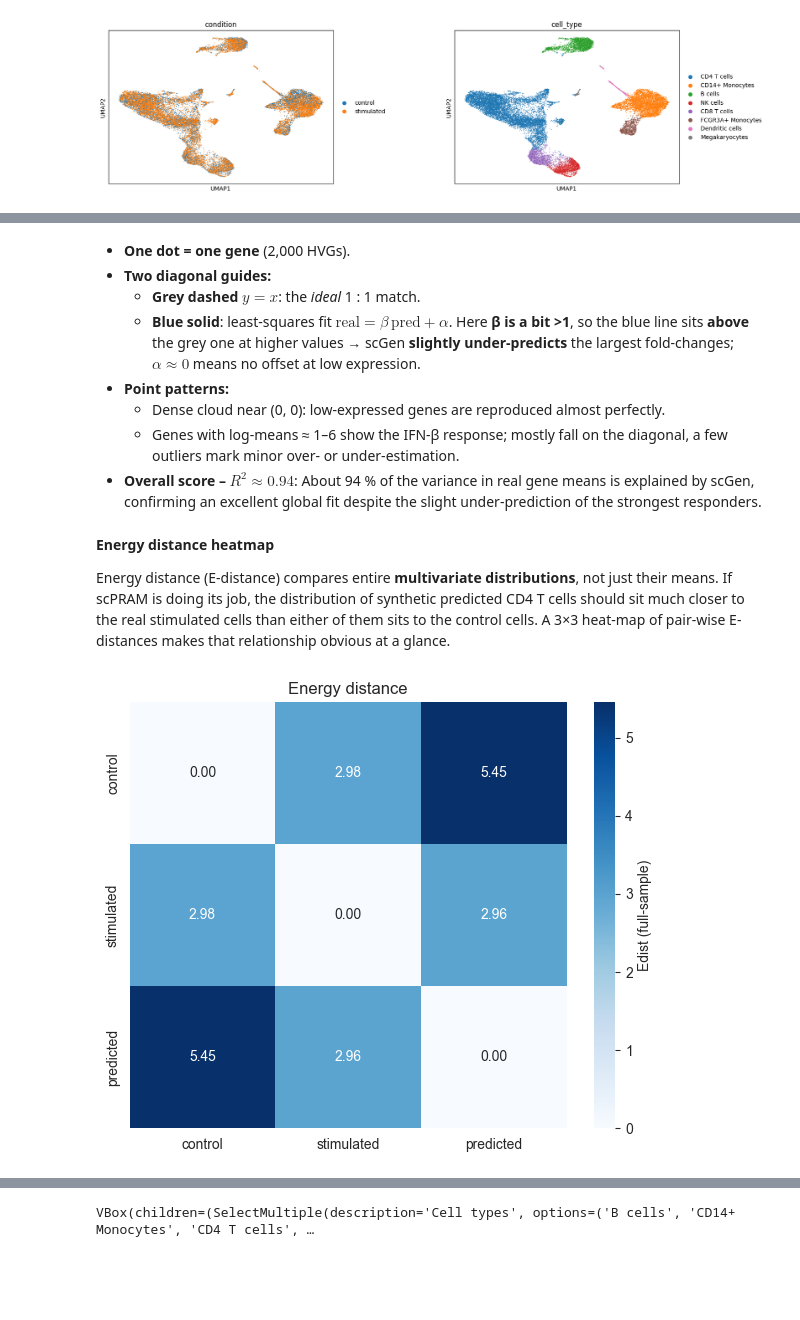
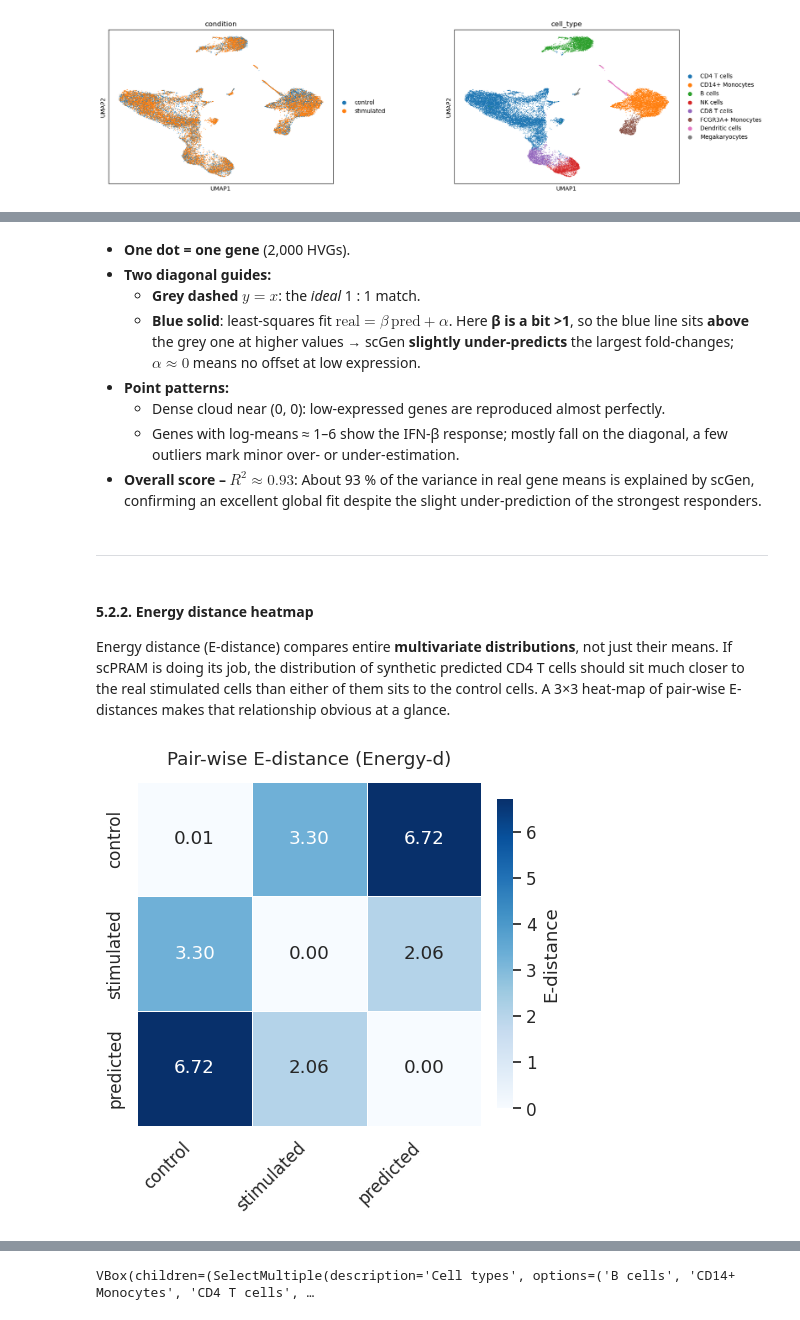
Before and after one commit to BiodataAnalysisGroup/virtual-tutorial-perturbation-modelling, a Jupyter notebook: 2_scPRAM/scPRAM_Tutorial_ECCB2025.ipynb, the cells around one changed output, grey strips where cells are left out. Drawn from its saved outputs; the diff is of its cells as text; code cells hidden in the pictures; blank space fills up the shorter version.

Commit message:
updated scPRAM notebook

```diff
--- a/2_scPRAM/scPRAM_Tutorial_ECCB2025.ipynb
+++ b/2_scPRAM/scPRAM_Tutorial_ECCB2025.ipynb
@@ -87,7 +95,8 @@ Same as you already see in the first tutorial part, reload to refresh the adata
 # %%
-# Load dataset
-adata = sc.read_h5ad('/home/sabrina/Documents/Preturb-Bench/2_scPRAM/kang_2018.h5ad')  # replace with your file
-adata
+# adata = pt.dt.kang_2018() # downloading the Kang 2018 dataset
+adata = sc.read('../data/kang_2018.h5ad') # loading the data directly from the file
+
+adata # viewing the data
 # %% [output]
 AnnData object with n_obs × n_vars = 24673 × 15706
     obs: 'nCount_RNA', 'nFeature_RNA', 'tsne1', 'tsne2', 'label', 'cluster', 'cell_type', 'replicate', 'nCount_SCT', 'nFeature_SCT', 'integrated_snn_res.0.4', 'seurat_clusters'
@@ -292,6 +235,11 @@ View of AnnData object with n_obs × n_vars = 13678 × 2000
 # %%
+# Predicting the 'stimulated' condition for the specified cell type (CD4 T cells in this case)
 pred = model.predict(train_adata= train,
                      cell_to_pred=cell_to_pred,
                      key_dic=key_dic,
-                     ratio=0.005)  # The ratio need to vary with the size of dataset
-print(pred)
+                     ratio=0.005)  # the ratio parameter controls the amount of data used for prediction
+
+ground_truth = adata[(adata.obs[key_dic['cell_type_key']] == cell_to_pred)] # Filtering the ground truth data for the specified cell type (CD4 T cells in this case)
+eval_ad = ground_truth.concatenate(pred) # Concatenating the ground truth data with the predicted data
+eval_ad.obs_names_make_unique() # Ensuring that the observation names are unique in the concatenated AnnData object
+sc.tl.pca(eval_ad, n_comps=30, svd_solver='arpack') # Performing PCA on the concatenated AnnData object to reduce dimensionality
@@ -584,37 +506,51 @@ Font 'default' does not have a glyph for '\u2002' [U+2002], substituting with a
 * **Point patterns:**
   * Dense cloud near (0, 0): low-expressed genes are reproduced almost perfectly.
   * Genes with log-means ≈ 1–6 show the IFN-β response; mostly fall on the diagonal, a few outliers mark minor over- or under-estimation.
-* **Overall score – $R^2 \approx 0.94$**: About 94 % of the variance in real gene means is explained by scGen, confirming an excellent global fit despite the slight under-prediction of the strongest responders.
+* **Overall score – $R^2 \approx 0.93$**: About 93 % of the variance in real gene means is explained by scGen, confirming an excellent global fit despite the slight under-prediction of the strongest responders.
+# %% [markdown]
+---
 # %% [markdown]
-**Energy distance heatmap**
+#### 5.2.2. Energy distance heatmap
 
 Energy distance (E-distance) compares entire **multivariate distributions**, not just their means. If scPRAM is doing its job, the distribution of synthetic predicted CD4 T cells should sit much closer to the real stimulated cells than either of them sits to the control cells. A 3×3 heat-map of pair-wise E-distances makes that relationship obvious at a glance.
 # %%
-obs = eval_adata.obs['condition']
-pca = eval_adata.obsm['X_pca']
-groups = ['control','stimulated','predicted']
+# ------------------------------------------------------------------
+# 1) Pair-wise Energy-distance matrix  (control / stimulated / predicted)
+# ------------------------------------------------------------------
+group_repr = {
+    "control"     : Xp[ctrl_m],
+    "stimulated"  : Xp_stim_sub,
+    "predicted"   : Xp[pred_m],
+}
 
-ed_full = pd.DataFrame(index=groups, columns=groups, dtype=float)
+groups = ["control", "stimulated", "predicted"]
+E_df   = pd.DataFrame(index=groups, columns=groups, dtype=float)
 
-for i,g1 in enumerate(groups):
-    X1 = pca[obs==g1]
-    d11 = pairwise_distances(X1,X1)
-    m11 = d11.mean()
-    for j,g2 in enumerate(groups[i:],start=i):
-        X2 = pca[obs==g2]
-        d22 = pairwise_distances(X2,X2)
-        m22 = d22.mean()
-        d12 = pairwise_distances(X1,X2)
-        m12 = d12.mean()
-        ed = 2*m12 - m11 - m22
-        ed_full.loc[g1,g2] = ed_full.loc[g2,g1] = ed
+for i, g1 in enumerate(groups):
+    X1 = group_repr[g1]
+    for g2 in groups[i:]:
+        X2  = group_repr[g2]
+        ed  = energy_d(X1, X2)
+        E_df.loc[g1, g2] = E_df.loc[g2, g1] = ed
 
-plt.figure(figsize=(6,5))
-sns.heatmap(ed_full.astype(float), annot=True, fmt=".2f", cbar_kws={'label':'Edist (full-sample)'}, cmap='Blues')
-plt.title("Energy distance")
+# ------------------------------------------------------------------
+# 2) Heat-map visual
+# ------------------------------------------------------------------
+sns.set(font_scale=1.1)
+plt.figure(figsize=(6, 5))
+ax = sns.heatmap(
+    E_df.astype(float), annot=True, fmt=".2f", cmap="Blues",
+    linewidths=0.7, square=True,
+    cbar_kws=dict(label="E-distance", shrink=0.9, pad=0.03)
+)
+
+ax.set_xticklabels(ax.get_xticklabels(), rotation=45, ha="right")
+ax.set_ylabel("")                       # remove redundant y-label
+ax.set_title("Pair-wise E-distance (Energy-d)", pad=12)
+
 plt.tight_layout()
 plt.show()
 # %% [output]
-[figure, old version]
+[figure, new version]
 # %% [markdown]
 - The diagonal is 0 by definition (a distribution compared with itself).
```
Also changed, not shown: parts of 95 cells of this notebook.
